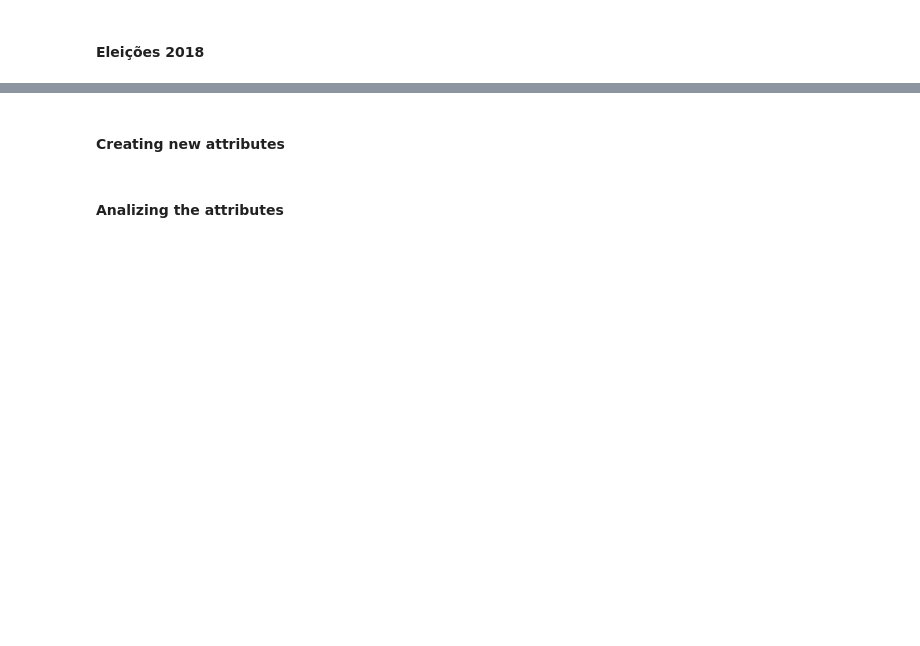
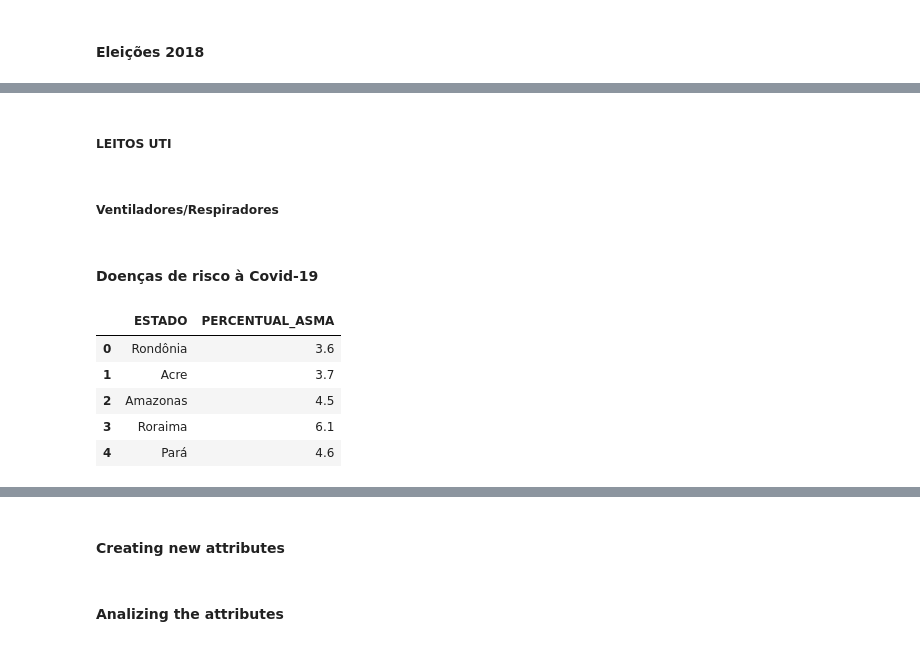
Before and after one commit to helderseixas/DisciplinaSistemasNebulosos, a Jupyter notebook: trabalho_final/trabalho_final.ipynb, the cells around one changed output, grey strips where cells are left out. Saved outputs shown, nothing was run; the diff lists cells and outputs as text; code cells hidden in the pictures; blank space fills up the shorter version.

```diff
--- a/trabalho_final/trabalho_final.ipynb
+++ b/trabalho_final/trabalho_final.ipynb
@@ -237,0 +335,2 @@ df_base = pd.merge(df_base, df_eleicoes, how='left', on=['CODMUN7'])
+# %% [markdown]
+##### LEITOS UTI
@@ -237,0 +344,2 @@ df_base = pd.merge(df_base, df_eleicoes, how='left', on=['CODMUN7'])
+# %% [markdown]
+##### Ventiladores/Respiradores
@@ -237,0 +354,13 @@ df_base = pd.merge(df_base, df_eleicoes, how='left', on=['CODMUN7'])
+# %% [markdown]
+#### Doenças de risco à Covid-19
+# %%
+df_asma_estados = pd.read_excel('dados/pesquisa_nacional_saude/asma.ods', header=None, usecols=[0, 1], skiprows=14, skipfooter=2)
+df_asma_estados.columns = ['ESTADO', 'PERCENTUAL_ASMA']
+df_asma_estados.head()
+# %% [output]
+|  | ESTADO | PERCENTUAL_ASMA |
+| 0 | Rondônia | 3.6 |
+| 1 | Acre | 3.7 |
+| 2 | Amazonas | 4.5 |
+| 3 | Roraima | 6.1 |
+| 4 | Pará | 4.6 |
```
Also changed, not shown: parts of 101 cells of this notebook, 6 other files.
